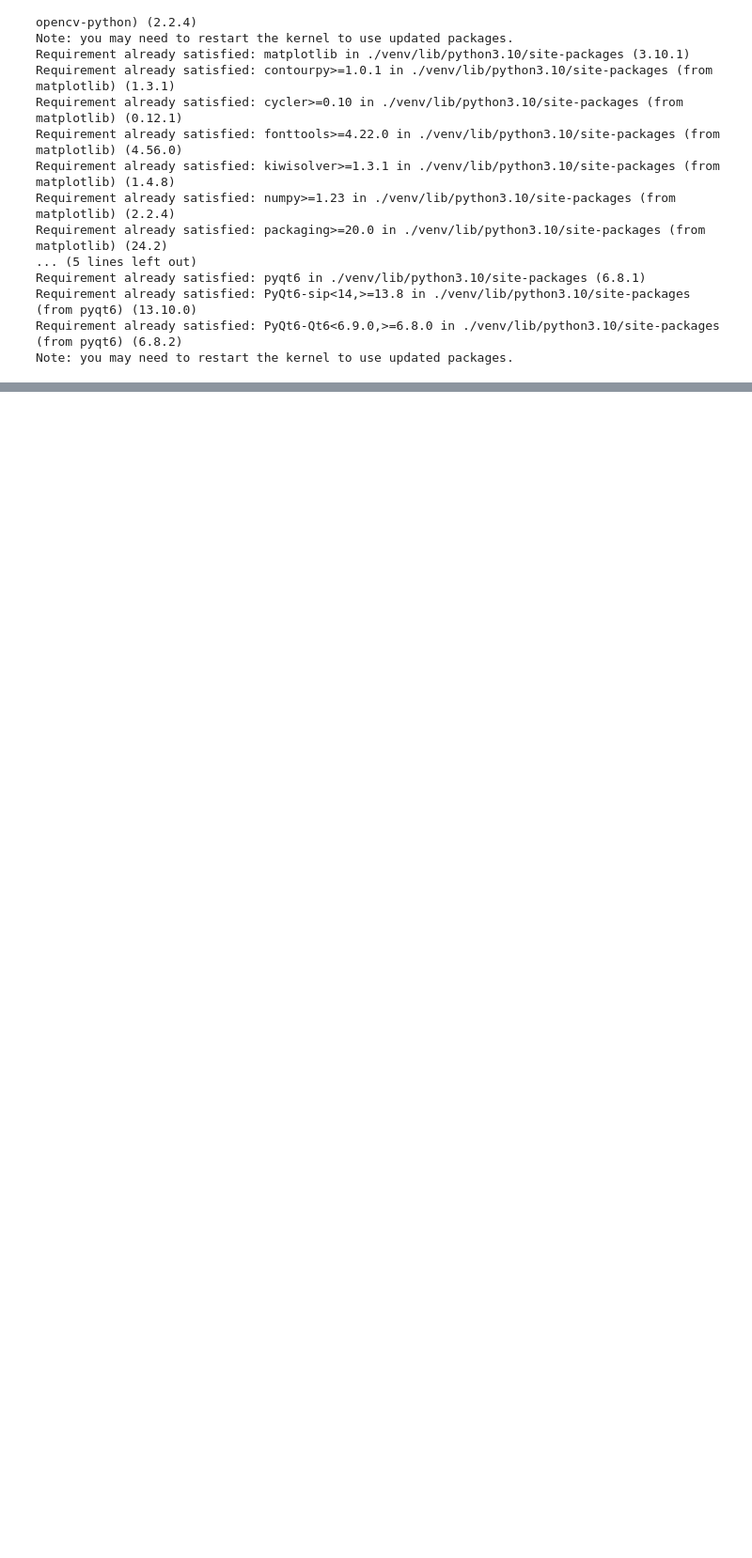
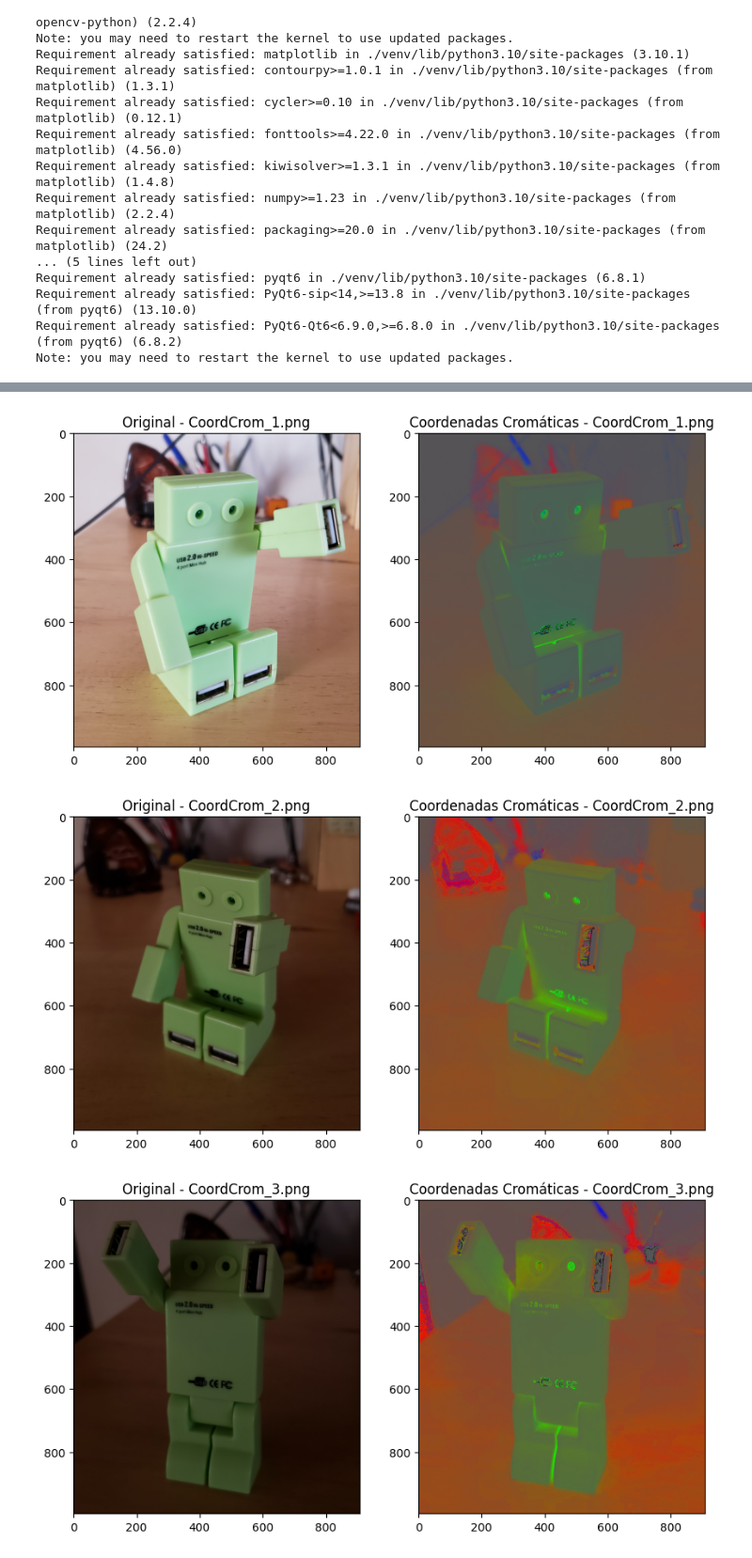
Before and after one commit to FIUBA-CEIA-18Co2024/VpC1-TP1, a Jupyter notebook: notebook.ipynb, the cells around one changed output, grey strips where cells are left out. Shown at 94% size. Drawn from its saved outputs; the diff is of its cells as text; code cells hidden in the pictures; blank space fills up the shorter version.

```diff
--- a/notebook.ipynb
+++ b/notebook.ipynb
@@ -51,10 +56,3 @@ def corregir_mediante_white_patch(img, percentil=95):
     img_corregida = img * factor_correccion
     img_corregida = np.clip(img_corregida, 0, 255).astype(np.uint8)
     return img_corregida
-# %%
-# Prueba coordenadas cromáticas
-img = cv.imread('img/coord_cromaticas/CoordCrom_2.png')
-img = cv.cvtColor(img, cv.COLOR_BGR2RGB)
-
-coordenadas_cromaticas = obtener_coordenadas_cromaticas(img)
-plt.imshow(coordenadas_cromaticas)
@@ -63,7 +58,0 @@ plt.imshow(coordenadas_cromaticas)
-# %%
-# Prueba white patch
-img = cv.imread('img/white_patch/wp_red.png')
-img = cv.cvtColor(img, cv.COLOR_BGR2RGB)
-
-imagen_corregida = corregir_mediante_white_patch(img)
-plt.imshow(imagen_corregida)
@@ -71,0 +63,28 @@ plt.imshow(imagen_corregida)
+# %%
+image_files = [
+    'img/coord_cromaticas/CoordCrom_1.png',
+    'img/coord_cromaticas/CoordCrom_2.png',
+    'img/coord_cromaticas/CoordCrom_3.png'
+]
+
+for image_file in image_files:
+    img = cv.imread(image_file)
+    img = cv.cvtColor(img, cv.COLOR_BGR2RGB)
+
+    coordenadas_cromaticas = obtener_coordenadas_cromaticas(img)
+
+    plt.figure(figsize=(10, 5))
+
+    plt.subplot(1, 2, 1)
+    plt.imshow(img)
+    plt.title(f'Original - {image_file.split("/")[-1]}')
+
+    plt.subplot(1, 2, 2)
+    plt.imshow(coordenadas_cromaticas)
+    plt.title(f'Coordenadas Cromáticas - {image_file.split("/")[-1]}')
+
+    plt.show()
+# %% [output]
+[figure, added]
+[figure, added]
+[figure, added]
```
Also changed, not shown: parts of 20 cells of this notebook.
